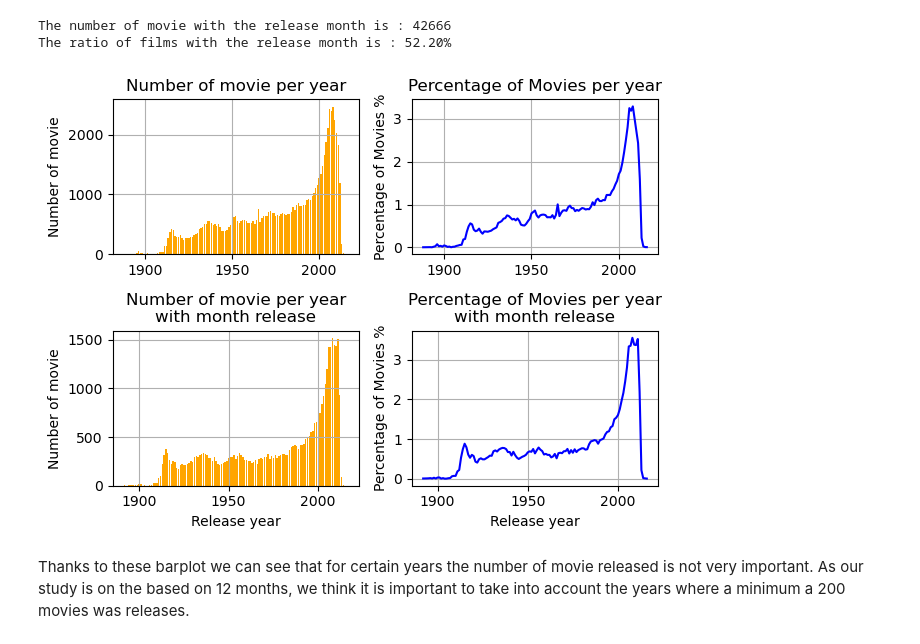
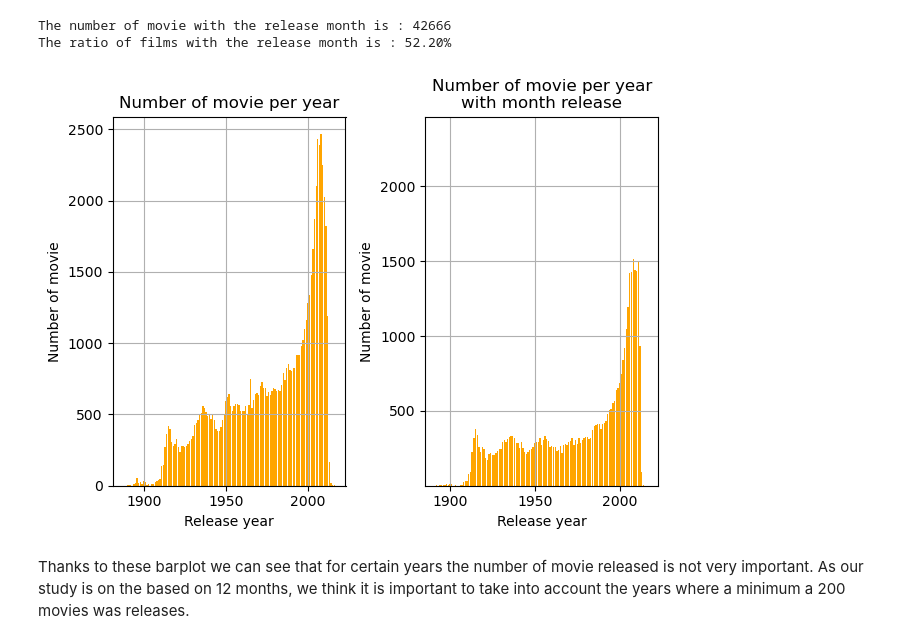
Before and after one commit to epfl-ada/ada-2023-project-dat4k, a Jupyter notebook: missingdate.ipynb, the cells around one changed output. Drawn from its saved outputs; the diff is of its cells as text; code cells hidden in the pictures.

```diff
--- a/missingdate.ipynb
+++ b/missingdate.ipynb
@@ -87,51 +87,40 @@ df['Movie release Month'] = pd.to_numeric(df['Movie release Month'], errors='rai
 # %%
 # Counting number of movie per year
 film_counts_year = dataframe2['Movie release Year'].value_counts().sort_index()
 
 # Counting number of movie with month release per year
 film_counts_year_without_missing_months = df['Movie release Year'].value_counts().sort_index()
 
 # Plot the number of movies per year
-plt.subplot(2, 2, 1)
-#plt.plot(film_counts_year.index, film_counts_year.values, marker='o', markersize=4)
+plt.subplot(1, 2, 1)
+
 plt.bar(film_counts_year.index, film_counts_year.values, color='orange')
-
 plt.title('Number of movie per year')
+plt.xlabel('Release year')
 plt.ylabel('Number of movie')
 plt.grid()
 
-# Create the second subplot for the line plot
-plt.subplot(2, 2, 2)
-plt.plot(film_counts_year.index, film_counts_year.values * 100 / film_counts_year.values.sum(), color='blue')
-plt.title('Percentage of Movies per year')
-plt.ylabel('Percentage of Movies %')
-plt.grid()
+# Plot the number of movies per year
+plt.subplot(1, 2, 2)
 
-# Plot the number of movies per year
-plt.subplot(2, 2, 3)
-#plt.plot(film_counts_year.index, film_counts_year.values, marker='o', markersize=4)
 plt.bar(film_counts_year_without_missing_months.index, film_counts_year_without_missing_months.values, color='orange')
-
 plt.title('Number of movie per year\nwith month release')
 plt.xlabel('Release year')
 plt.ylabel('Number of movie')
 plt.grid()
 
-# Create the second subplot for the line plot
-plt.subplot(2, 2, 4)
-plt.plot(film_counts_year_without_missing_months.index, film_counts_year_without_missing_months.values * 100 / film_counts_year_without_missing_months.values.sum(), color='blue')
-plt.title('Percentage of Movies per year\nwith month release')
-plt.xlabel('Release year')
-plt.ylabel('Percentage of Movies %')
-plt.grid()
+
+# Set the same Y-axis limits for both subplots
+plt.ylim(min(min(film_counts_year.values), min(film_counts_year_without_missing_months.values)),
+         max(max(film_counts_year.values), max(film_counts_year_without_missing_months.values)))
 
 # Adjust layout
 plt.tight_layout()
 
 # Show the plots
 plt.show()
 # %% [output]
-[figure, old version]
+[figure, new version]
 # %% [markdown]
 Thanks to these barplot we can see that for certain years the number of movie released is not very important. As our study is on the based on 12 months, we think it is important to take into account the years where a minimum a 200 movies was releases.
 # %%
```
Also changed, not shown: parts of 9 cells of this notebook.
